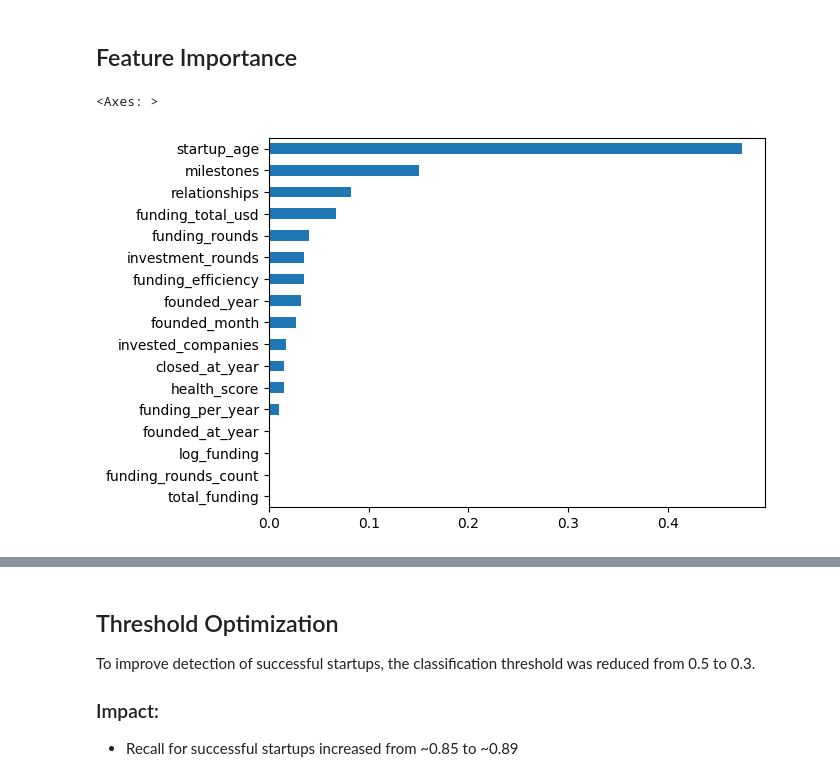
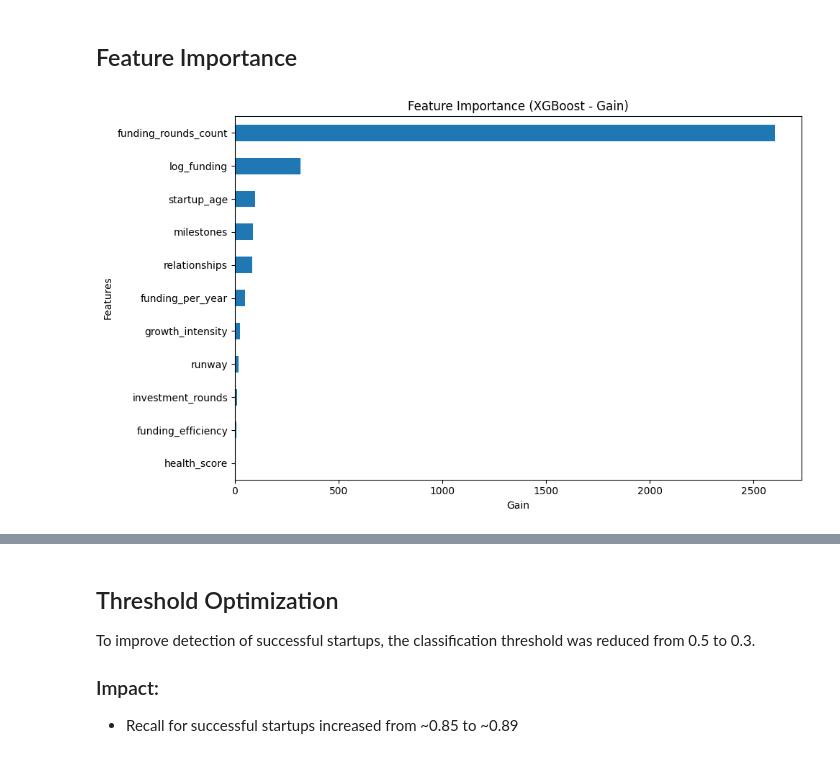
Before and after one commit to Nischal-Mahajan/Startup-Health-Intelligence-System, a Jupyter notebook: notebooks/startup_success_analysis.ipynb, the cells around one changed output, grey strips where cells are left out. Cells and saved outputs as stored; diff of their text form; code cells hidden in the pictures.

```diff
--- a/notebooks/startup_success_analysis.ipynb
+++ b/notebooks/startup_success_analysis.ipynb
@@ -918,8 +1042,8 @@ We create a composite score combining multiple important signals.
 # %%
 df['health_score'] = (
     0.4 * df['funding_efficiency'] +
-    0.3 * df['funding_per_year'] +
-    0.3 * df['log_funding']
+    0.3 * df['growth_intensity'] -
+    0.3 * df['burn_rate']
 )
 # %% [markdown]
 ## Post Feature Engineering Cleanup
@@ -1016,5 +1168,3 @@ We convert categorical features into numerical format.
-# %%
-df_model = df_model.select_dtypes(exclude='object')
 # %% [markdown]
 ## Final Data Cleaning Before Modeling
 
@@ -1028,24 +1178,21 @@ This step is important because some models (e.g., Logistic Regression) do not ha
 
 This ensures a clean and stable dataset for model training.
 # %%
-# Replace infinite values
-df_model.replace([np.inf, -np.inf], np.nan, inplace=True)
-
-# Fill missing values
-df_model.fillna(0, inplace=True)
+X = df_model[deploy_features].copy()
+X.replace([np.inf, -np.inf], np.nan, inplace=True)
+X.fillna(0, inplace=True)
 # %% [markdown]
 ## Train-Test Split
 
 We split the dataset into training and testing sets.
 # %%
-X = df_model
+from sklearn.model_selection import train_test_split
+
+X = df_model[deploy_features]
 y = df['target']
 
 X_train, X_test, y_train, y_test = train_test_split(
-    X, y,
-    test_size=0.2,
-    random_state=42,
-    stratify=y
+    X, y, test_size=0.2, random_state=42
 )
 # %% [markdown]
 ##  Model Training
@@ -1162,8 +1322,18 @@ Due to class imbalance, metrics such as recall and ROC-AUC were prioritized over
 # %% [markdown]
 ## Feature Importance
 # %%
-importance = pd.Series(xgb.feature_importances_, index=X.columns)
-importance.sort_values().plot(kind='barh')
+importance = pd.Series(xgb.get_booster().get_score(importance_type='gain'))
+importance = importance.sort_values()
+
+plt.figure(figsize=(10,6))
+importance.plot(kind='barh')
+
+plt.title("Feature Importance (XGBoost - Gain)")
+plt.xlabel("Gain")
+
+plt.ylabel("Features")
+
+plt.tight_layout()
+plt.show()
 # %% [output]
-<Axes: >
-[figure, old version]
+[figure, new version]
```
Also changed, not shown: parts of 30 cells of this notebook, 5 other files.
